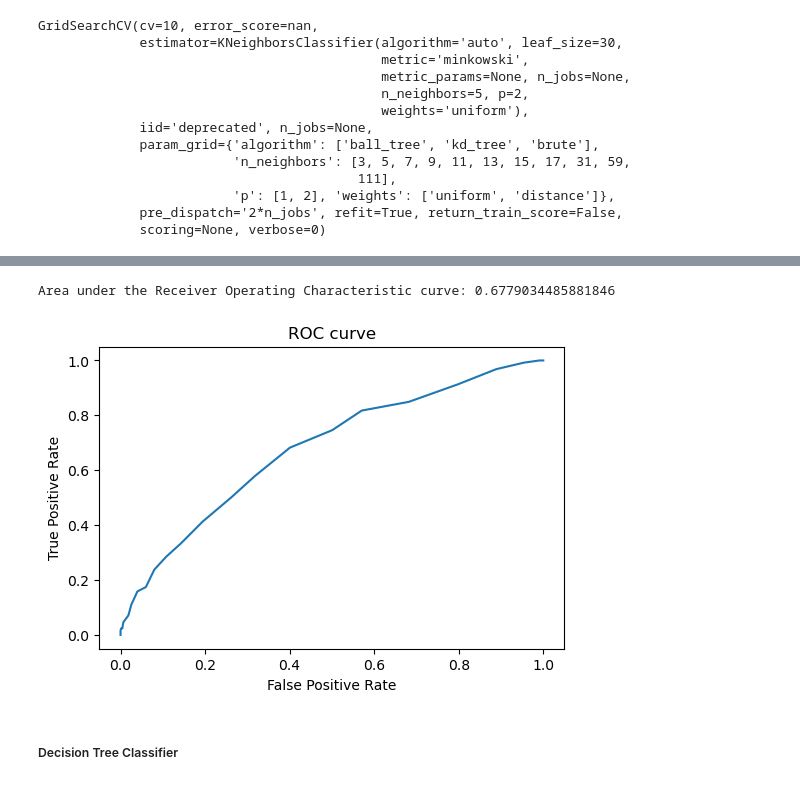
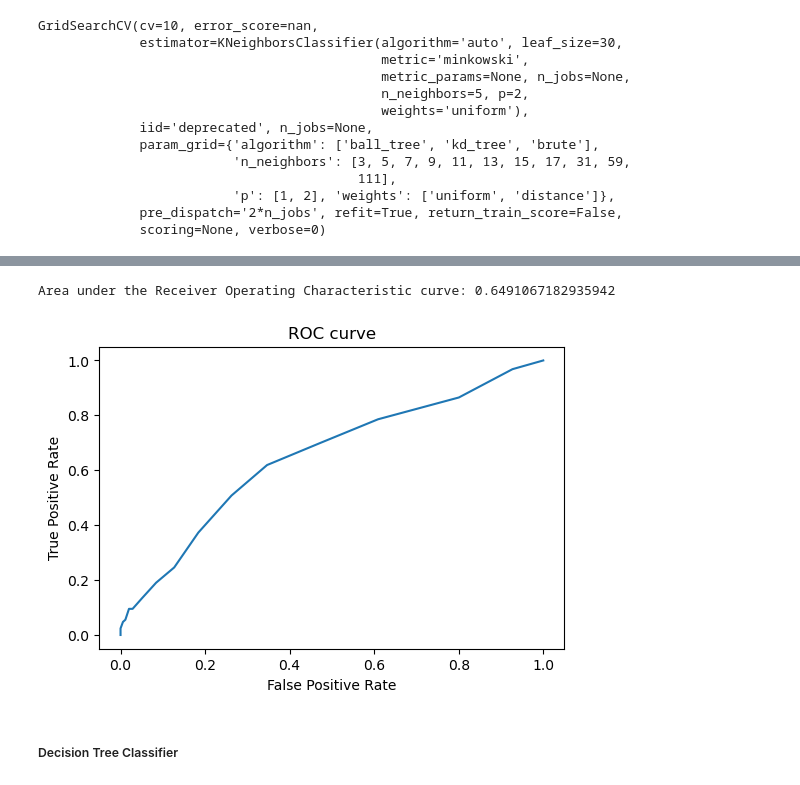
Before and after one commit to COGS118A/Group009-Sp22, a Jupyter notebook: FinalProject_group009.ipynb, the cells around one changed output, grey strips where cells are left out. Drawn from its saved outputs; the diff is of its cells as text; code cells hidden in the pictures.

```diff
--- a/FinalProject_group009.ipynb
+++ b/FinalProject_group009.ipynb
@@ -440,0 +468,31 @@ We will use all 15 features for this model
+# %%
+# First we loosely optimize the k-neighbors so that the model is at least not the worst
+k_neighbors = [3, 5, 7, 9, 11, 13, 15, 17, 31, 59, 111]
+
+avg_cv_score_list = []
+for k in k_neighbors:
+    knn = KNeighborsClassifier(n_neighbors=k)
+    cv_score_list = cross_val_score(knn, X_train_pca, y_train, cv=10, n_jobs=-1)
+    avg_cv_score_list.append(np.mean(cv_score_list))
+
+best_k_idx = np.argmax(avg_cv_score_list)
+best_k = k_neighbors[best_k_idx]
+
+# Now use this k to perform the cross-validation on the pca results
+# Based on the pca results, we will only be considering the n-components that explains >= 88% of the data
+keep_dim_list = [10, 11, 12, 13, 14]
+
+avg_cv_score_list = []
+for keep_dim in keep_dim_list:
+    pca = PCA(n_components=keep_dim, random_state=RAND_STATE)
+    X_train_new = pca.fit_transform(X_train_scaled)
+    knn = KNeighborsClassifier(n_neighbors=best_k)
+    cv_score_list = cross_val_score(knn, X_train_new, y_train, cv=10, n_jobs=-1)
+    avg_cv_score_list.append(np.mean(cv_score_list))
+
+# Get the best performing n-compoentns
+best_n_idx = np.argmax(avg_cv_score_list)
+best_keep_dim = keep_dim_list[best_n_idx]
+
+print("Average CV score with best k:", avg_cv_score_list)
+print("The best number of dimensions to keep:", best_keep_dim)
@@ -441,3 +504,9 @@ We will use all 15 features for this model
+# %%
+# Performing PCA using the scaled data and keeping first 10 components
+pca_knn = PCA(n_components=best_keep_dim, random_state=RAND_STATE)
+fitted_pca_model = pca_knn.fit(X_train_scaled)
+X_train_pca = fitted_pca_model.transform(X_train_scaled)
+X_test_pca = fitted_pca_model.transform(X_test_scaled)
 # %% [markdown]
 ##### Decision Tree Classifier
 # %%
@@ -593,7 +662,7 @@ params_knn = {
 
 # create a gridsearch and fit it
 clf_knn = GridSearchCV(estimator=model_knn, param_grid=params_knn, cv=10)
-clf_knn.fit(X_train, y_train)
+clf_knn.fit(X_train_pca, y_train)
 # %% [output]
 GridSearchCV(cv=10, error_score=nan,
              estimator=KNeighborsClassifier(algorithm='auto', leaf_size=30,
@@ -638,19 +707,19 @@ Best score:  0.8481552686990753
 # %%
-prob = clf_knn.predict_proba(X_test)
+prob = clf_knn.predict_proba(X_test_pca)
 fpr, tpr, thresholds = roc_curve(y_true=y_test, y_score=prob[:,1], pos_label=1)
 roc_auc = roc_auc_score(y_test, prob[:,1])
 
 plt.figure(dpi=100)
 plt.plot(fpr, tpr)
 plt.title('ROC curve')
 plt.xlabel('False Positive Rate')
 plt.ylabel('True Positive Rate')
 
 print('Area under the Receiver Operating Characteristic curve:',
       roc_auc)
 # %% [output]
-Area under the Receiver Operating Characteristic curve: 0.6779034485881846
+Area under the Receiver Operating Characteristic curve: 0.6491067182935942
-[figure, old version]
+[figure, new version]
 # %% [markdown]
 ##### Decision Tree Classifier
 # %%
```
Also changed, not shown: parts of 13 cells of this notebook.
